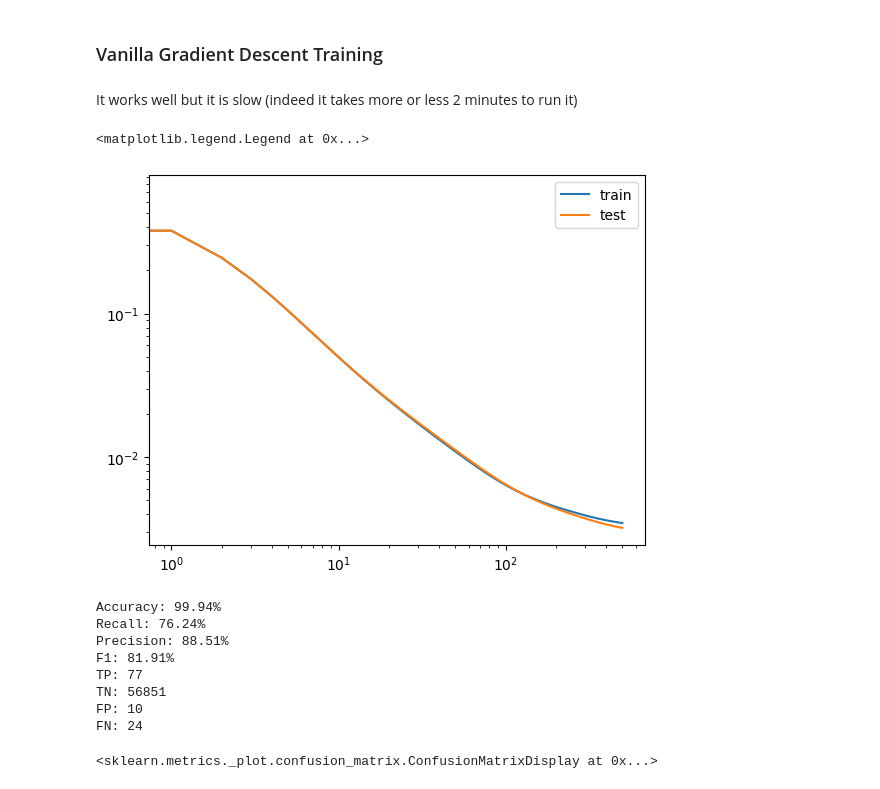
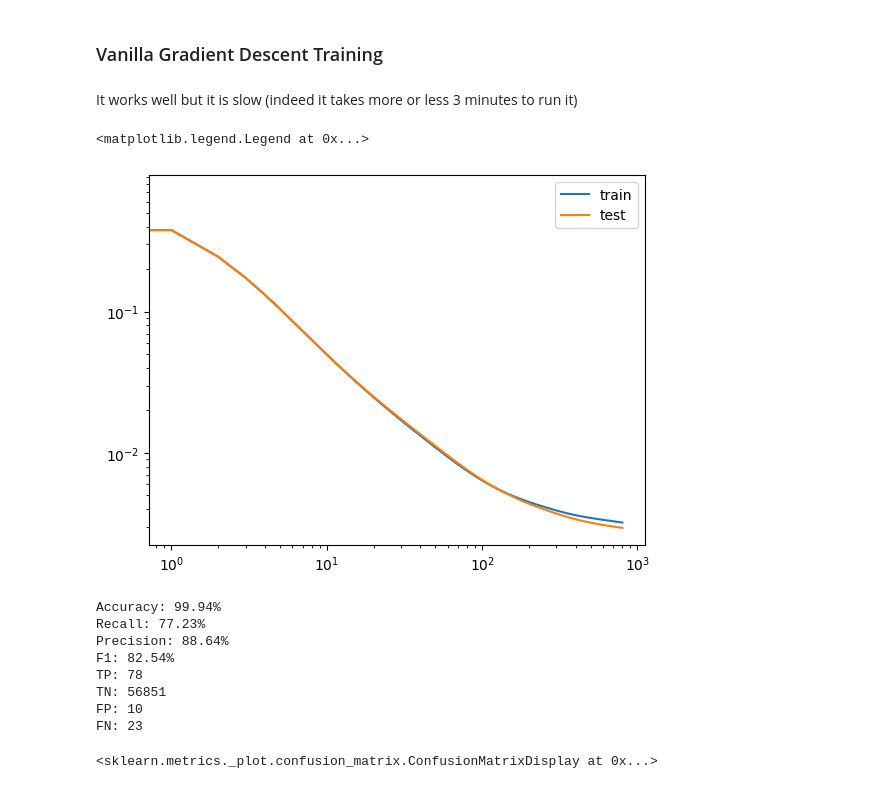
Before and after one commit to edogriba/NAML-2024, a Jupyter notebook: AutoEncoderForFraudDetection.ipynb, the cells around one changed output. Cells and saved outputs as stored; diff of their text form; code cells hidden in the pictures.

```diff
--- a/AutoEncoderForFraudDetection.ipynb
+++ b/AutoEncoderForFraudDetection.ipynb
@@ -250,56 +250,56 @@ def loss_X_ent_ANN(x, y, params):
 # %% [markdown]
 ### Vanilla Gradient Descent Training
 # %% [markdown]
-It works well but it is slow (indeed it takes more or less 2 minutes to run it)
+It works well but it is slow (indeed it takes more or less 3 minutes to run it)
 # %%
 # Hyperparameters
 layers_size = [30, 20, 10, 1]
-num_epochs = 500
+num_epochs = 800
 learning_rate = 0.8
 
 params = initialize_params_ANN(layers_size)
 grad = jax.grad(loss_X_ent_ANN, argnums=2)
 
 # Just in time compilation
 loss_jit = jax.jit(loss_X_ent_ANN)
 grad_jit = jax.jit(grad)
 
 n_samples = x_train.shape[0]
 
 history_loss_train = []
 history_loss_test = []
 
 
 history_loss_train.append(loss_X_ent_ANN(x_train, y_train, params))
 history_loss_test.append(loss_X_ent_ANN(x_test, y_test, params))
 
 for epoch in tqdm(range(num_epochs)):
   grad_vals = grad_jit(x_train, y_train, params)
   for i in range(len(params)):
     params[i] = params[i] - learning_rate * grad_vals[i]
 
   history_loss_train.append(loss_X_ent_ANN(x_train, y_train, params))
   history_loss_test.append(loss_X_ent_ANN(x_test, y_test, params))
 
 plt.loglog(history_loss_train, label="train")
 plt.loglog(history_loss_test, label="test")
 plt.legend()
 # %% [output]
 <matplotlib.legend.Legend at 0x...>
-[figure, old version]
+[figure, new version]
 # %%
 ANN_pred_test = ANN(x_test, params)
 y_pred_test = np.where(ANN_pred_test >= 0.5, 1., 0.)
 compute_metrics(y_test, y_pred_test)
 # %% [output]
 Accuracy: 99.94%
-Recall: 76.24%
-Precision: 88.51%
-F1: 81.91%
-TP: 77
+Recall: 77.23%
+Precision: 88.64%
+F1: 82.54%
+TP: 78
 TN: 56851
 FP: 10
-FN: 24
+FN: 23
 # %%
 ConfusionMatrixDisplay(confusion_matrix(y_test, y_pred_test), display_labels=["Non Fraud", "Fraud"]).plot()
 # %% [output]
```
Also changed, not shown: parts of 2 cells of this notebook.
